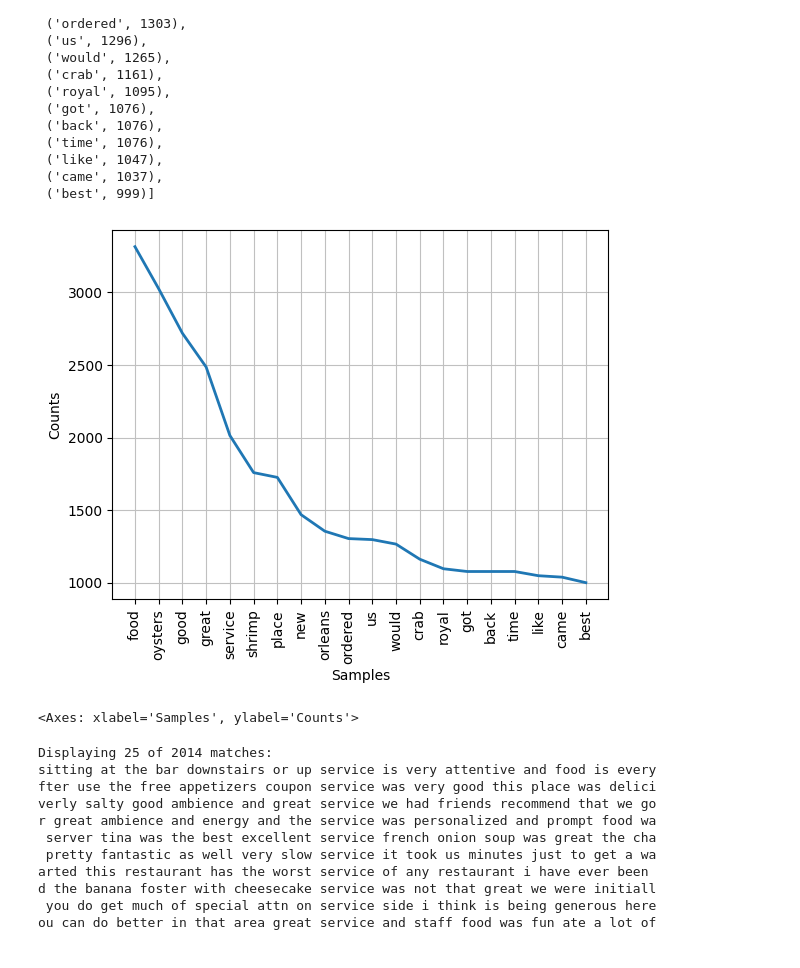
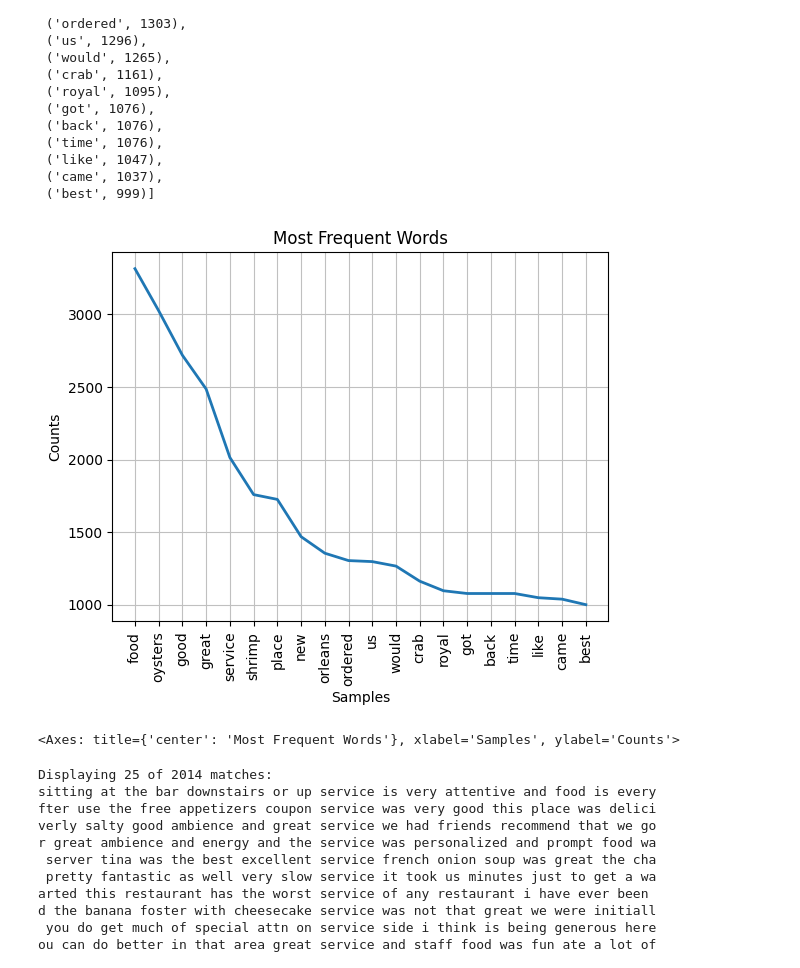
Before and after one commit to ljtaylor99/AAI-510-Final-Project, a Jupyter notebook: AAI510_Final.ipynb, the cells around one changed output. Saved outputs shown, nothing was run; the diff lists cells and outputs as text; code cells hidden in the pictures.

```diff
--- a/AAI510_Final.ipynb
+++ b/AAI510_Final.ipynb
@@ -236,10 +253,11 @@ word_freq.most_common(20)
  ('best', 999)]
 # %%
 # Plot word frequency
+plt.title('Most Frequent Words')
 word_freq.plot(20)
 # %% [output]
-[figure, old version]
+[figure, new version]
-<Axes: xlabel='Samples', ylabel='Counts'>
+<Axes: title={'center': 'Most Frequent Words'}, xlabel='Samples', ylabel='Counts'>
 # %%
 # See contexts in which common words appear
 from nltk.text import Text
```
Also changed, not shown: parts of 15 cells of this notebook.
